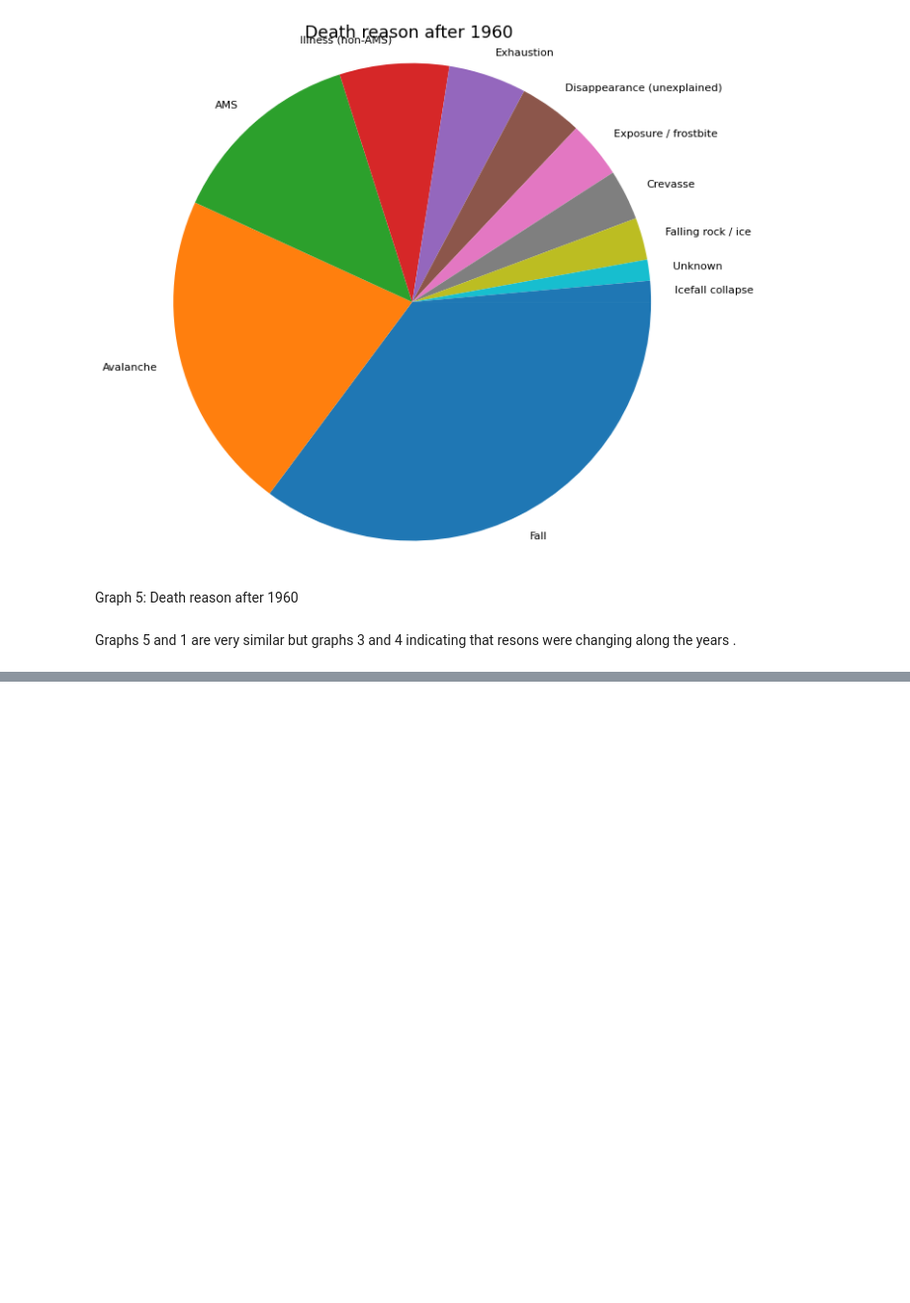
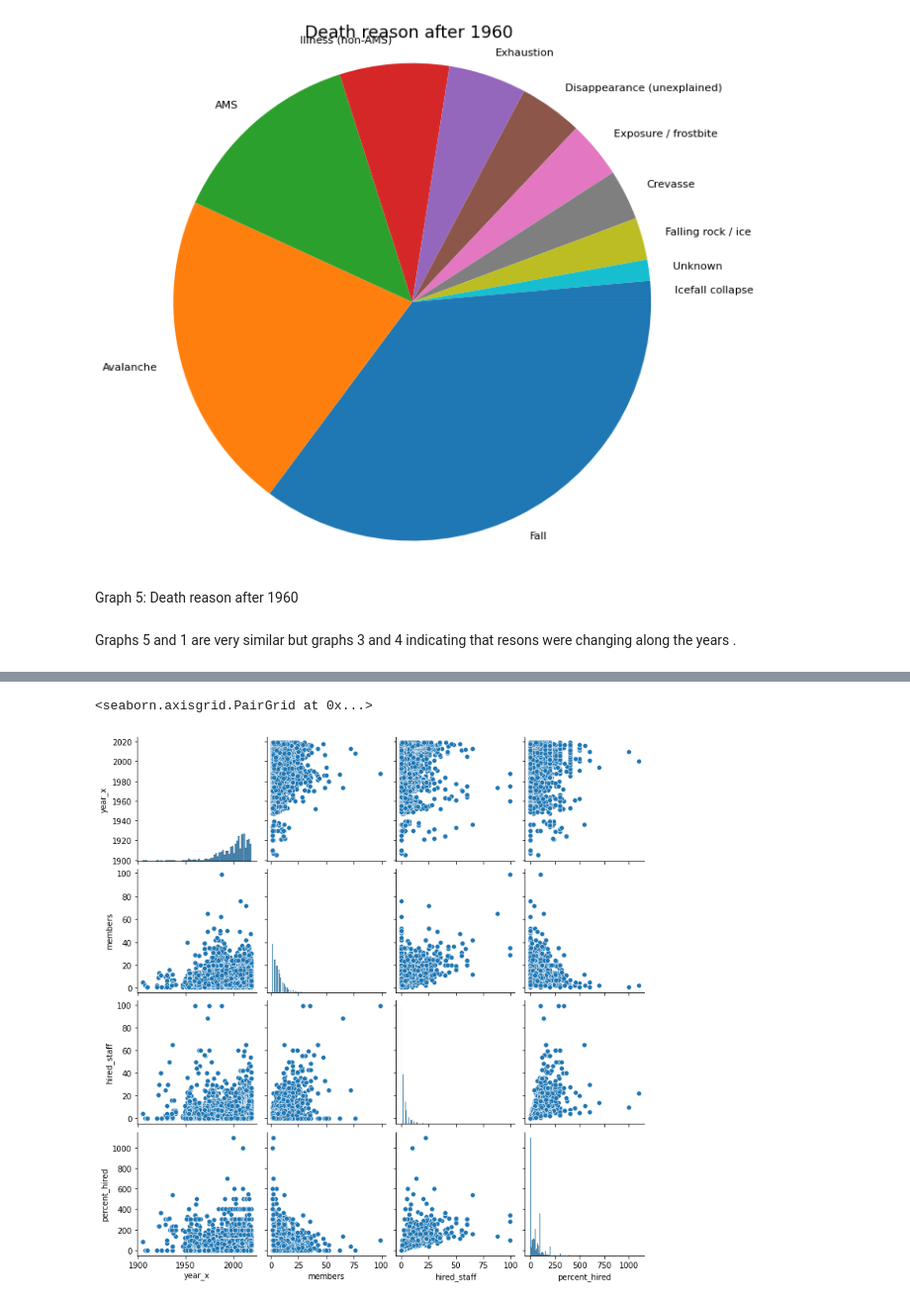
Before and after one commit to jakubbartnik/UCDPA_jakubbartnik, a Jupyter notebook: Jakub_Bartnik_Everest.ipynb, the cells around one changed output, grey strips where cells are left out. Shown: that part at 99% size. Cells and saved outputs as stored; diff of their text form; code cells hidden in the pictures; blank space fills up the shorter version.

Commit message:
added data, 2 python books and report in pdf

```diff
--- a/Jakub_Bartnik_Everest.ipynb
+++ b/Jakub_Bartnik_Everest.ipynb
@@ -347,0 +553,7 @@ https://towardsdatascience.com/how-to-compare-two-or-more-distributions-9b06ee4d
+# %%
+goal3= dfc[['year_x', 'members', 'hired_staff', 'termination_reason']].copy()
+#only  subset for sucess as a termination reason will be considered
+G3= goal3[(goal3["termination_reason"] == 'Success (main peak)')]
+#droping termination reason as not needed anymore
+G3 = goal3.drop('termination_reason', axis=1)
+G3
@@ -347,0 +574,4 @@ https://towardsdatascience.com/how-to-compare-two-or-more-distributions-9b06ee4d
+# %%
+# Using DataFrame.transform() method. I want to get percant of hired staff for amount of members
+G3['percent_hired'] = round(G3['hired_staff']/G3['members']*100)
+G3
@@ -347,0 +602,9 @@ https://towardsdatascience.com/how-to-compare-two-or-more-distributions-9b06ee4d
+# %%
+#this code block is to fix pandas error about infinity values I am getting in results of splitting
+# Replacing infinite values data with nan
+G3.replace([np.inf, -np.inf], np.nan, inplace=True)
+# Drop rows with NaN
+G3.dropna(inplace=True)
+# %%
+G3 = G3.dropna()
+G3.describe().transpose()
@@ -347,0 +617,8 @@ https://towardsdatascience.com/how-to-compare-two-or-more-distributions-9b06ee4d
+# %%
+# Correlation analysis using scatter matrix function
+G3_at = G3.iloc[:, 0:5]
+#ploting histogram
+sns.pairplot(G3_at)
+# %% [output]
+<seaborn.axisgrid.PairGrid at 0x...>
+[figure, added]
```
Also changed, not shown: parts of 70 cells of this notebook, 7 other files.
